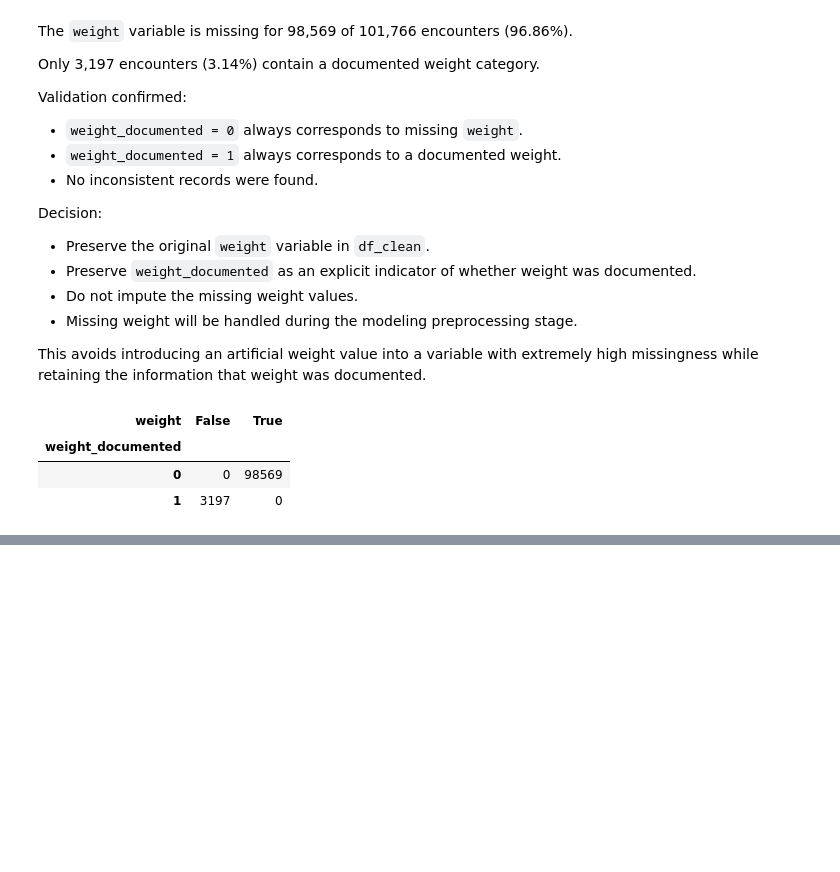
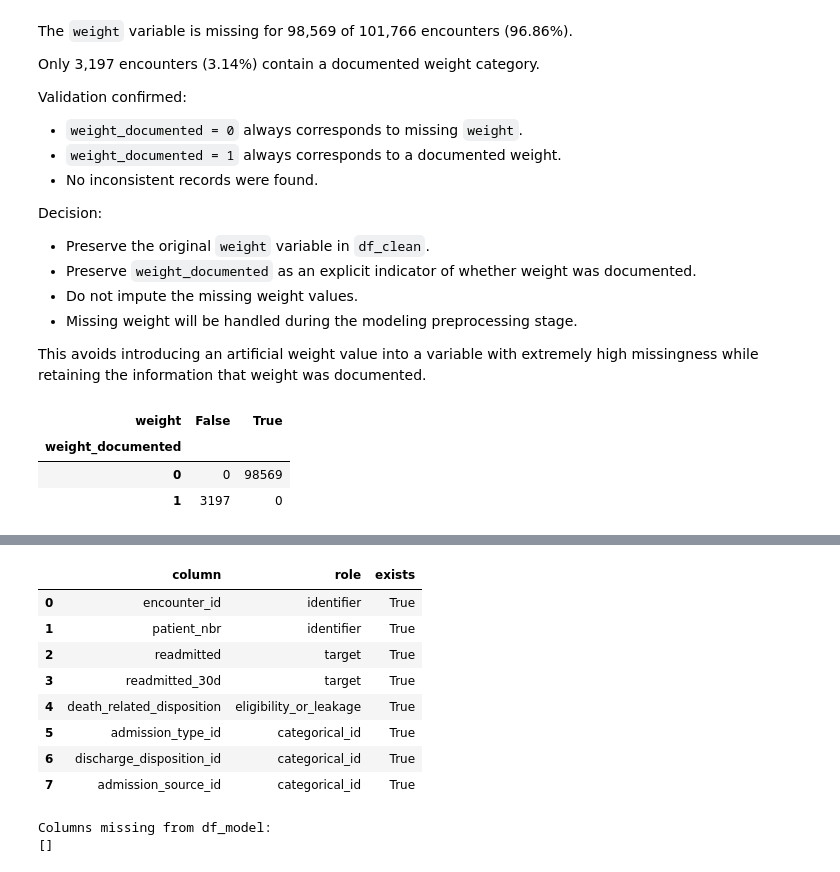
Before and after one commit to amanchaurasia512/diabetes-130-hospitals, a Jupyter notebook: Notebook/02_data_cleaning.ipynb, the cells around one changed output, grey strips where cells are left out. Drawn from its saved outputs; the diff is of its cells as text; code cells hidden in the pictures; blank space fills up the shorter version.

```diff
--- a/Notebook/02_data_cleaning.ipynb
+++ b/Notebook/02_data_cleaning.ipynb
@@ -3196,0 +3395,57 @@ weight_check
+# %%
+feature_roles = {
+    'identifier': [
+        'encounter_id',
+        'patient_nbr'
+    ],
+
+    'target': [
+        'readmitted',
+        'readmitted_30d'
+    ],
+
+    'eligibility_or_leakage': [
+        'death_related_disposition'
+    ],
+
+    'categorical_id': [
+        'admission_type_id',
+        'discharge_disposition_id',
+        'admission_source_id'
+    ]
+}
+
+role_rows = []
+
+for role, columns in feature_roles.items():
+    for col in columns:
+        role_rows.append({
+            'column': col,
+            'role': role,
+            'exists': col in df_model.columns
+        })
+
+feature_role_audit = pd.DataFrame(role_rows)
+
+feature_role_audit
+# %% [output]
+|  | column | role | exists |
+| 0 | encounter_id | identifier | True |
+| 1 | patient_nbr | identifier | True |
+| 2 | readmitted | target | True |
+| 3 | readmitted_30d | target | True |
+| 4 | death_related_disposition | eligibility_or_leakage | True |
+| 5 | admission_type_id | categorical_id | True |
+| 6 | discharge_disposition_id | categorical_id | True |
+| 7 | admission_source_id | categorical_id | True |
+# %%
+print("Columns missing from df_model:")
+print(
+    feature_role_audit.loc[
+        ~feature_role_audit['exists'],
+        'column'
+    ].tolist()
+)
+# %% [output]
+Columns missing from df_model:
+[]
```
Also changed, not shown: parts of 23 cells of this notebook.
